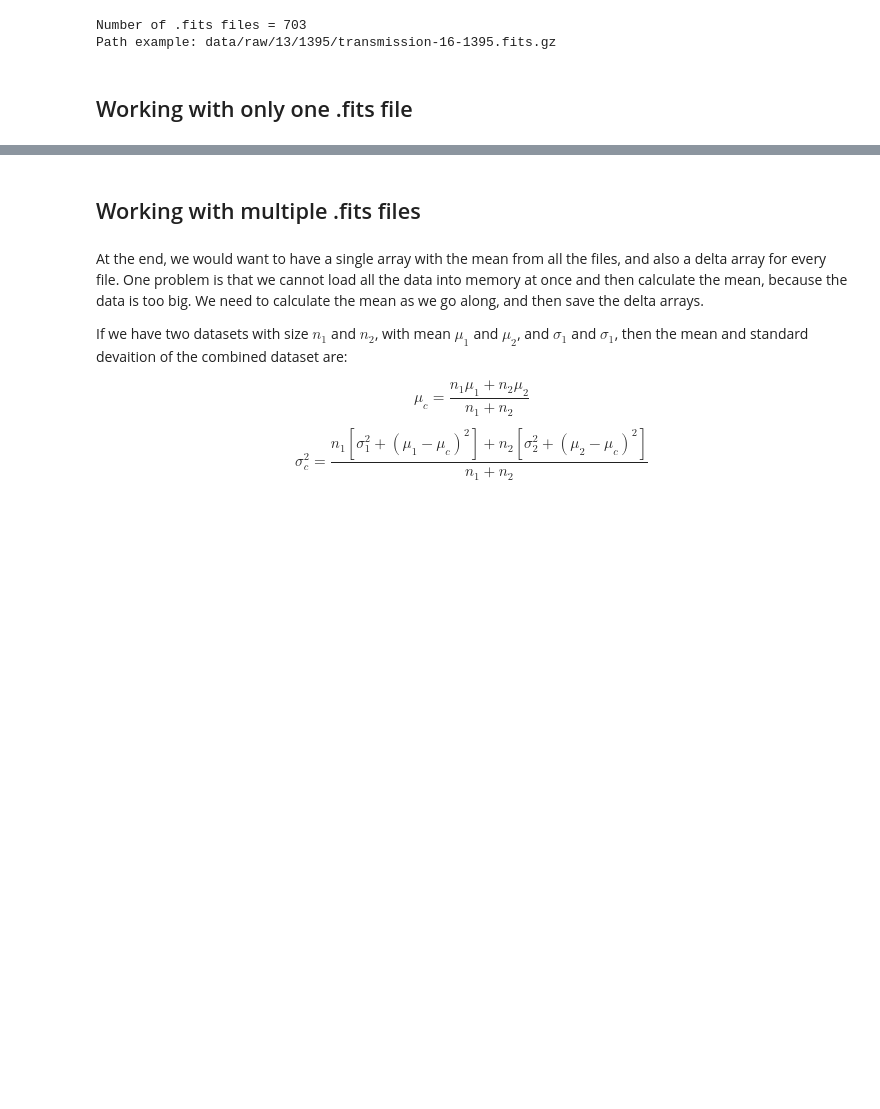
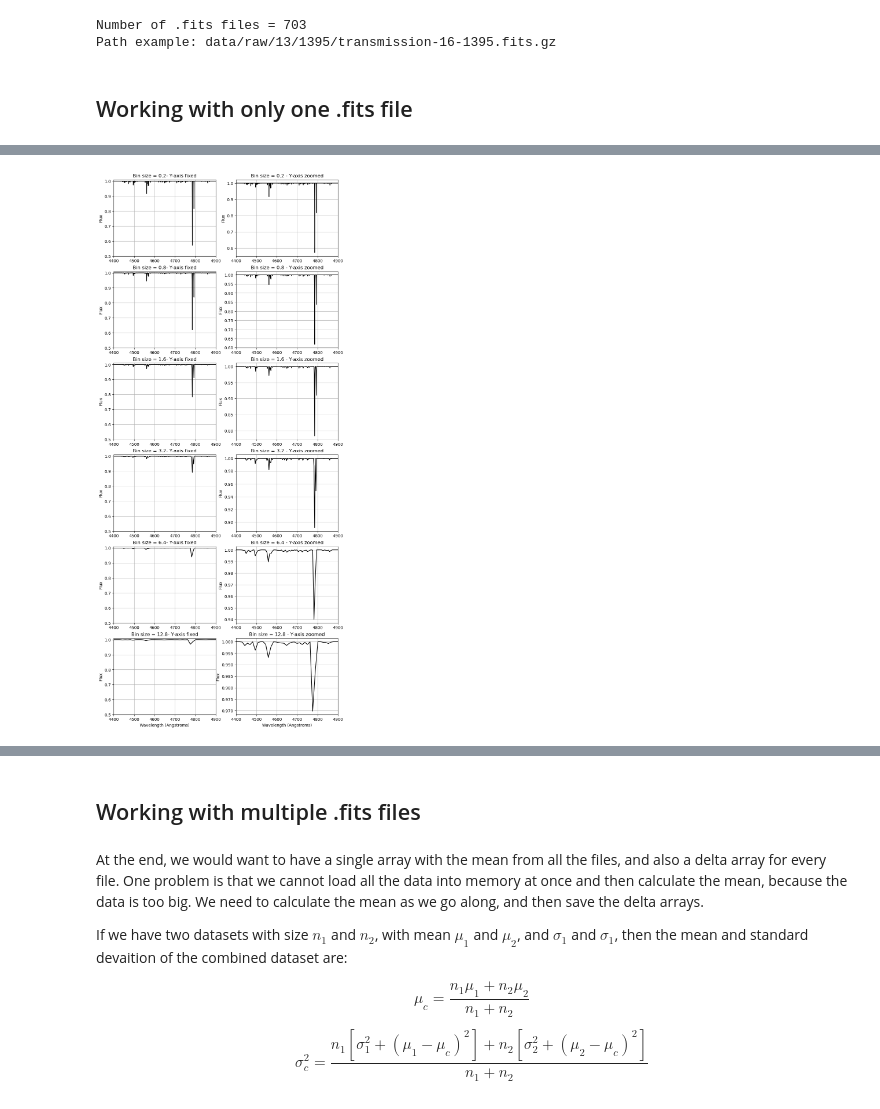
Before and after one commit to GabrielMissael/cosmoforests, a Jupyter notebook: main.ipynb, the cells around one changed output, grey strips where cells are left out. Cells and saved outputs as stored; diff of their text form; code cells hidden in the pictures; blank space fills up the shorter version.

```diff
--- a/main.ipynb
+++ b/main.ipynb
@@ -70,3 +54,40 @@ plt.show()
+# %%
+# Same QS0, different bin size
+bin_sizes = [0.2, 0.8, 1.6, 3.2, 6.4, 12.8]
+
+# Create figure
+fig, ax = plt.subplots(len(bin_sizes), 2, figsize=(10, 4*len(bin_sizes)))
+
+for i, bin_size in enumerate(bin_sizes):
+    # Get the wavelength, flux and redshift data
+    z, wv, fluxes = get_qso_data(fits_path[0], bin_size = bin_size, verbose = False)
+    # Plot the spectra
+    ax[i][0].plot(wv, fluxes[0], alpha = 1, color = 'black')
+    ax[i][1].plot(wv, fluxes[0], alpha = 1, color = 'black')
+
+    # Labels
+    if i == len(bin_sizes) - 1:
+        ax[i][0].set_xlabel('Wavelength (Angstroms)')
+        ax[i][1].set_xlabel('Wavelength (Angstroms)')
+    ax[i][0].set_ylabel('Flux')
+    ax[i][1].set_ylabel('Flux')
+
+    # Title
+    ax[i][0].set_title(f'Bin size = {bin_size}- Y-axis fixed')
+    ax[i][1].set_title(f'Bin size = {bin_size} - Y-axis zoomed')
+
+    ax[i][0].set_xlim(4400, 4900)
+    ax[i][0].set_ylim(0.5, 1.01)
+    ax[i][1].set_xlim(4400, 4900)
+    ax[i][1].set_ylim(None, None)
+
+    # Show grid
+    ax[i][0].grid()
+    ax[i][1].grid()
+
+plt.show()
+# %% [output]
+[figure, added]
 # %%
 # Create figure
 fig, ax = plt.subplots(1, 1, figsize=(3, 3))
```
Also changed, not shown: parts of 13 cells of this notebook.
